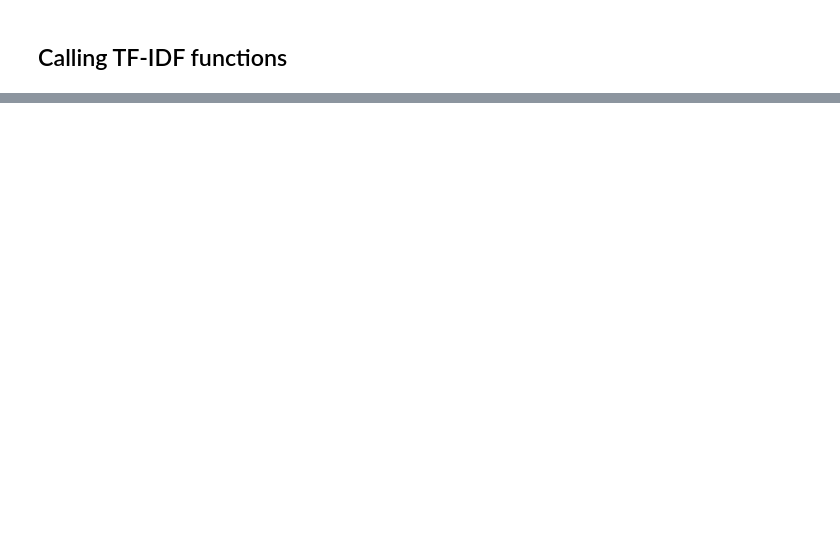
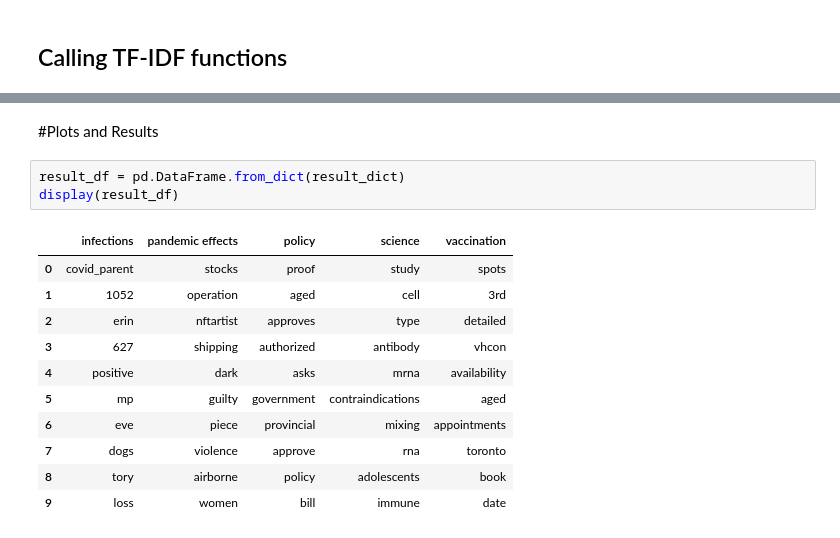
Before and after one commit to mohannashahrad/Comp598_Project, a Jupyter notebook: Notebooks/comp598_tfidf_script.ipynb, the cells around one changed output, grey strips where cells are left out. Saved outputs shown, nothing was run; the diff lists cells and outputs as text; blank space fills up the shorter version.

```diff
--- a/Notebooks/comp598_tfidf_script.ipynb
+++ b/Notebooks/comp598_tfidf_script.ipynb
@@ -274,0 +275,17 @@ print(result_dict)
+# %% [markdown]
+#Plots and Results
+# %%
+result_df = pd.DataFrame.from_dict(result_dict)
+display(result_df)
+# %% [output]
+|  | infections | pandemic effects | policy | science | vaccination |
+| 0 | covid_parent | stocks | proof | study | spots |
+| 1 | 1052 | operation | aged | cell | 3rd |
+| 2 | erin | nftartist | approves | type | detailed |
+| 3 | 627 | shipping | authorized | antibody | vhcon |
+| 4 | positive | dark | asks | mrna | availability |
+| 5 | mp | guilty | government | contraindications | aged |
+| 6 | eve | piece | provincial | mixing | appointments |
+| 7 | dogs | violence | approve | rna | toronto |
+| 8 | tory | airborne | policy | adolescents | book |
+| 9 | loss | women | bill | immune | date |
```
Also changed, not shown: parts of 5 cells of this notebook.
